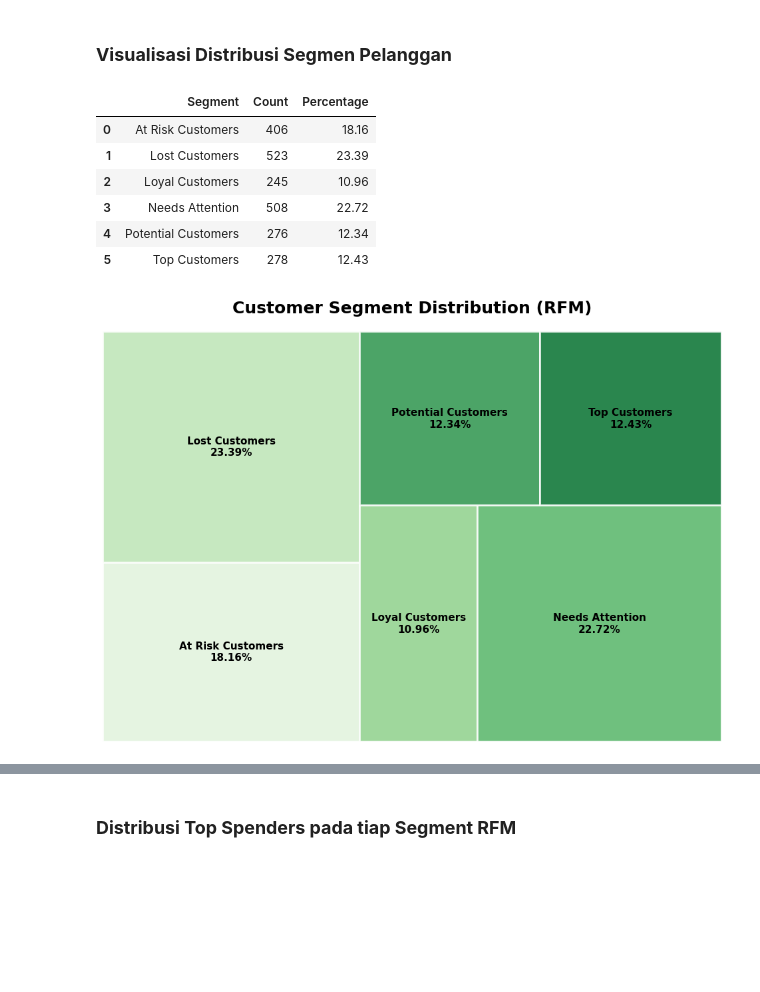
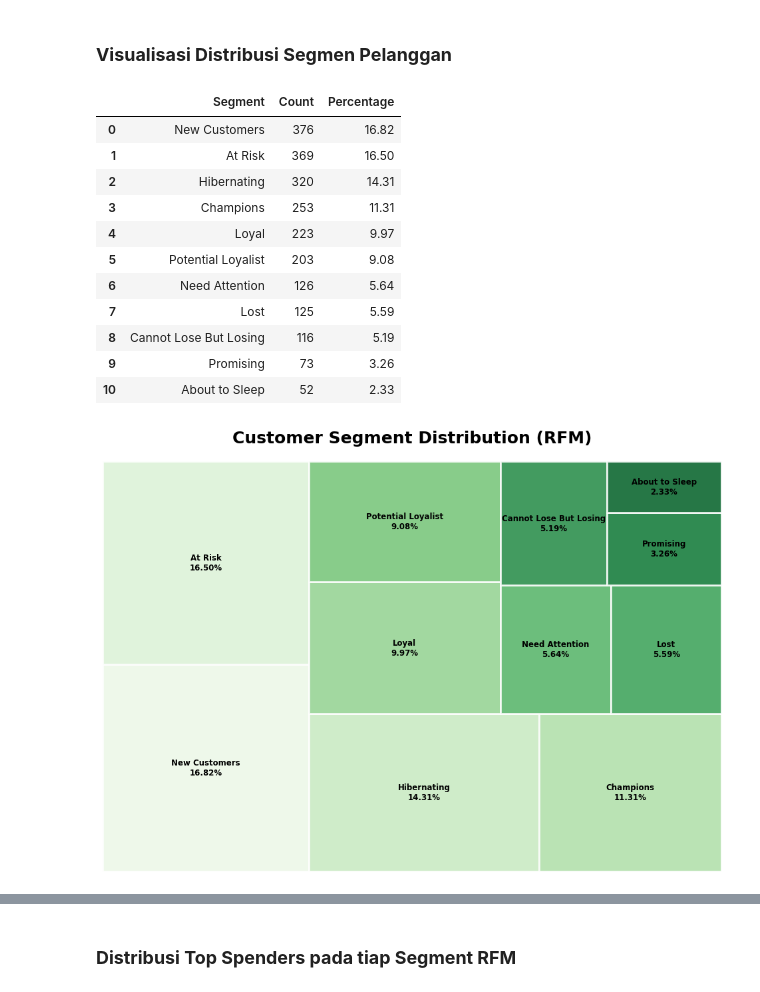
Before and after one commit to gracenc12/rfm-and-marketing-campaign-analysis, a Jupyter notebook: Capstone Project 2 - RFM & Marketing Campaign Analysis.ipynb, the cells around one changed output, grey strips where cells are left out. Cells and saved outputs as stored; diff of their text form; code cells hidden in the pictures; blank space fills up the shorter version.

```diff
--- a/Capstone Project 2 - RFM & Marketing Campaign Analysis.ipynb
+++ b/Capstone Project 2 - RFM & Marketing Campaign Analysis.ipynb
@@ -2499,0 +2453,5 @@ df_clean[['Segment','R_Score', 'F_Score', 'M_Score']].groupby('Segment').mean().
+# %%
+# Menambahkan RFM score
+df_clean['RFM_Score'] = df_clean['R_Score'].astype(str) + df_clean['F_Score'].astype(str) + df_clean['M_Score'].astype(str)
+
+df_clean.head()
@@ -2499,0 +2504,13 @@ df_clean[['Segment','R_Score', 'F_Score', 'M_Score']].groupby('Segment').mean().
+# %%
+# Mapping segment berdasarkan RFM Score
+
+def map_segment(score):
+    score = str(score)
+    for segment, scores in segment_map.items():
+        if score in scores:
+            return segment
+    return "Other"
+
+df_clean["Segment"] = df_clean["RFM_Score"].apply(map_segment)
+
+df_clean.head()
@@ -2500,24 +2524,40 @@ df_clean[['Segment','R_Score', 'F_Score', 'M_Score']].groupby('Segment').mean().
 # %% [markdown]
 ### **Visualisasi Distribusi Segmen Pelanggan**
 # %%
-proportion_segment = df_clean[['ID','Segment']]
+# tabel
 
-# Tambahkan kolom Count per Segment
-proportion_segment['Count'] = proportion_segment.groupby('Segment').transform('count')
+summary_segment = (
+    df_clean
+    .groupby('Segment')['ID']
+    .count()
+    .reset_index(name='Count')
+)
 
-summary_segment = df_clean.groupby('Segment')['ID'].count().to_frame('Count')
-summary_segment['Percentage'] = (summary_segment['Count'] / summary_segment['Count'].sum() * 100).round(2)
-summary_segment = summary_segment.reset_index()
+summary_segment['Percentage'] = (
+    summary_segment['Count'] /
+    summary_segment['Count'].sum() * 100
+).round(2)
+
+# Optional: urutkan dari terbesar
+summary_segment = summary_segment.sort_values(
+    by='Count',
+    ascending=False
+).reset_index(drop=True)
 
 summary_segment
 # %% [output]
 |  | Segment | Count | Percentage |
-| 0 | At Risk Customers | 406 | 18.16 |
-| 1 | Lost Customers | 523 | 23.39 |
-| 2 | Loyal Customers | 245 | 10.96 |
-| 3 | Needs Attention | 508 | 22.72 |
-| 4 | Potential Customers | 276 | 12.34 |
-| 5 | Top Customers | 278 | 12.43 |
+| 0 | New Customers | 376 | 16.82 |
+| 1 | At Risk | 369 | 16.50 |
+| 2 | Hibernating | 320 | 14.31 |
+| 3 | Champions | 253 | 11.31 |
+| 4 | Loyal | 223 | 9.97 |
+| 5 | Potential Loyalist | 203 | 9.08 |
+| 6 | Need Attention | 126 | 5.64 |
+| 7 | Lost | 125 | 5.59 |
+| 8 | Cannot Lose But Losing | 116 | 5.19 |
+| 9 | Promising | 73 | 3.26 |
+| 10 | About to Sleep | 52 | 2.33 |
 # %%
 # Green color palette
 colors = sns.color_palette("Greens", len(summary_segment))
@@ -2526,38 +2566,38 @@ plt.figure(figsize=(12, 8))
 
 ax = squarify.plot(
     sizes=summary_segment['Count'],
-    label=None,              # ❗ Matikan label default
+    label=None,
     color=colors,
     alpha=0.85,
     edgecolor='white',
     linewidth=2
 )
 
 # Tambahkan Segment + Percentage di tengah box
 for i, patch in enumerate(ax.patches):
     x = patch.get_x() + patch.get_width() / 2
     y = patch.get_y() + patch.get_height() / 2
 
     segment = summary_segment.iloc[i]['Segment']
     percentage = summary_segment.iloc[i]['Percentage']
 
     plt.text(
         x, y,
         f"{segment}\n{percentage:.2f}%",
         ha='center',
         va='center',
-        fontsize=11,
+        fontsize=8.5,
         fontweight='bold'
     )
 
 plt.axis('off')
 plt.title(
     'Customer Segment Distribution (RFM)',
     fontsize=18,
     fontweight='bold',
     pad=20
 )
 
 plt.show()
 # %% [output]
-[figure, old version]
+[figure, new version]
```
Also changed, not shown: parts of 31 cells of this notebook.
